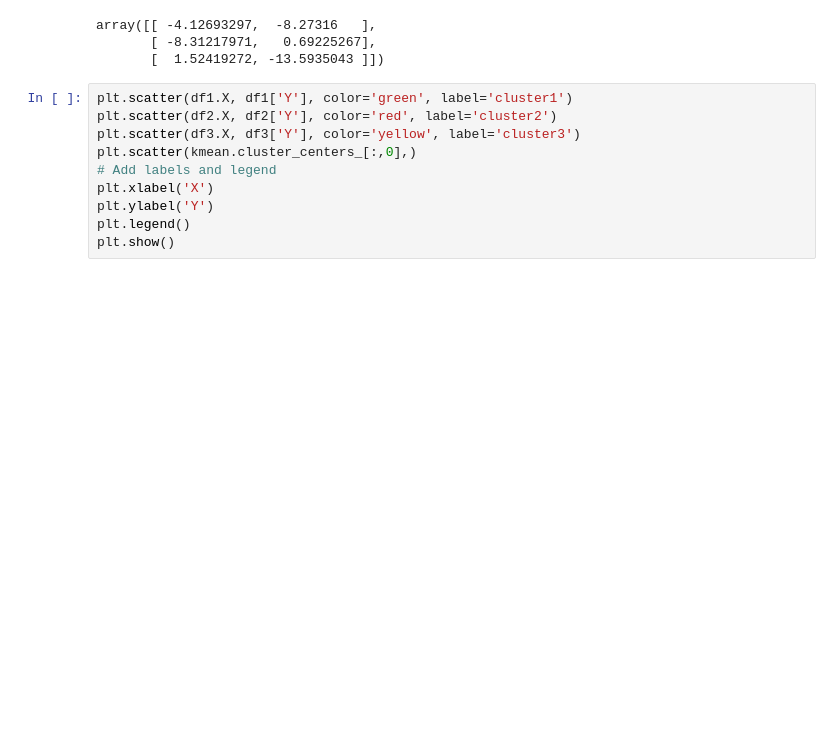
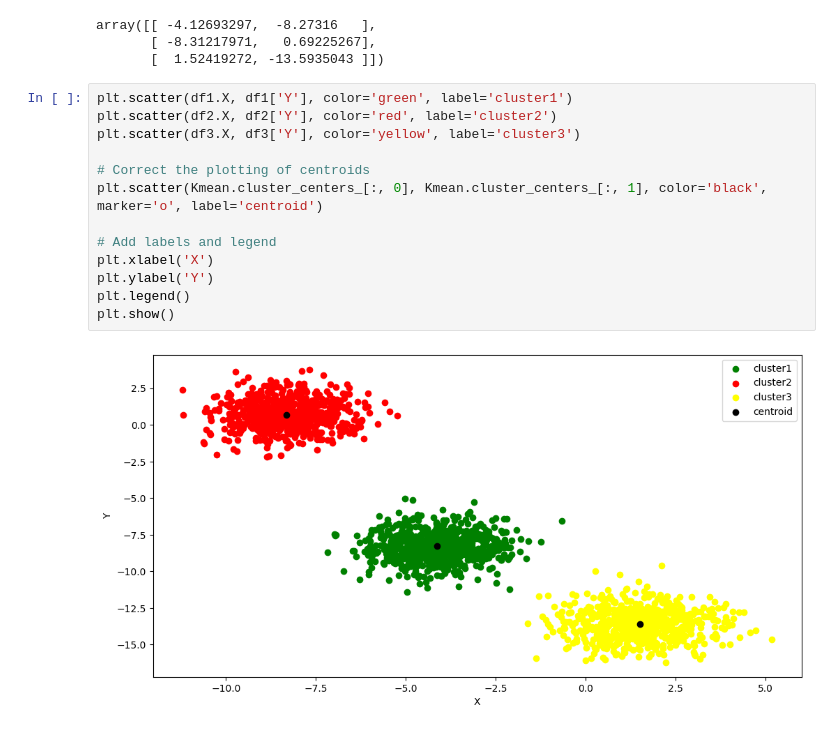
Before and after one commit to Pratyusha-Mukherjee/FSP-MachineLearning, a Jupyter notebook: day6/unsupervised learning/clustering_data_1.ipynb, the cells around one changed output. Saved outputs shown, nothing was run; the diff lists cells and outputs as text; blank space fills up the shorter version.

```diff
--- a/day6/unsupervised learning/clustering_data_1.ipynb
+++ b/day6/unsupervised learning/clustering_data_1.ipynb
@@ -100,10 +100,15 @@ array([[ -4.12693297,  -8.27316   ],
 # %%
 plt.scatter(df1.X, df1['Y'], color='green', label='cluster1')
 plt.scatter(df2.X, df2['Y'], color='red', label='cluster2')
 plt.scatter(df3.X, df3['Y'], color='yellow', label='cluster3')
-plt.scatter(kmean.cluster_centers_[:,0],)
+
+# Correct the plotting of centroids
+plt.scatter(Kmean.cluster_centers_[:, 0], Kmean.cluster_centers_[:, 1], color='black', marker='o', label='centroid')
+
 # Add labels and legend
 plt.xlabel('X')
 plt.ylabel('Y')
 plt.legend()
 plt.show()
+# %% [output]
+[figure, added]
```
